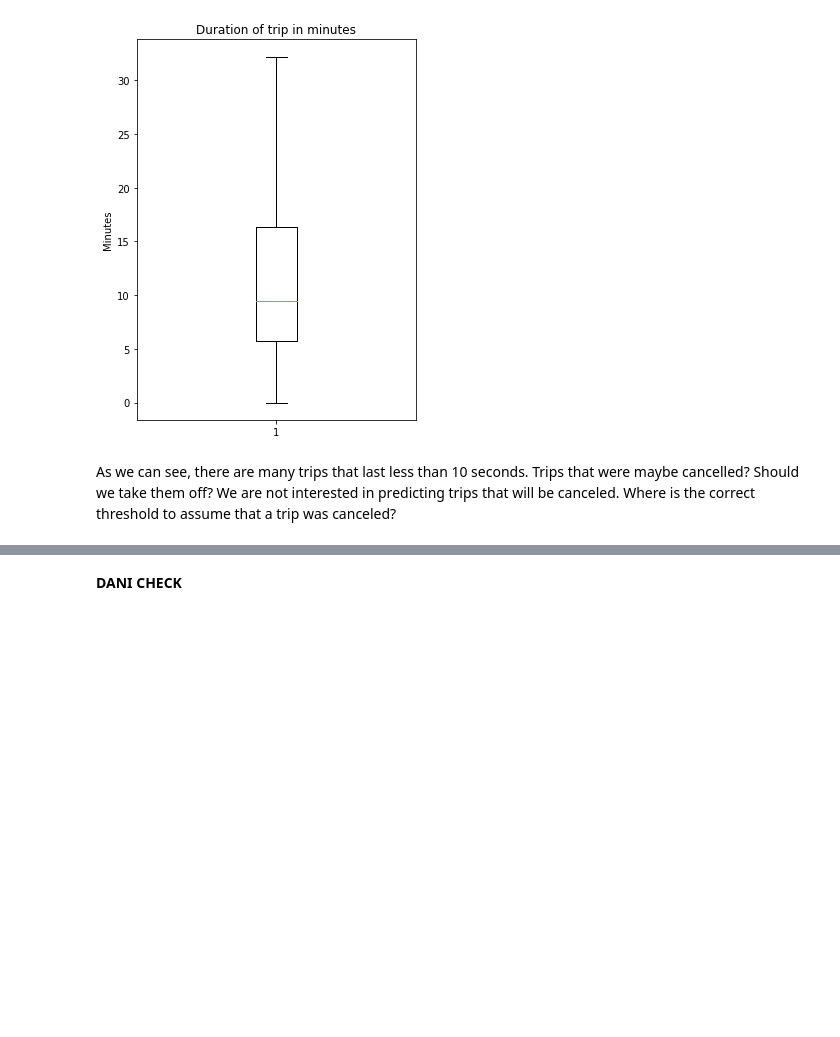
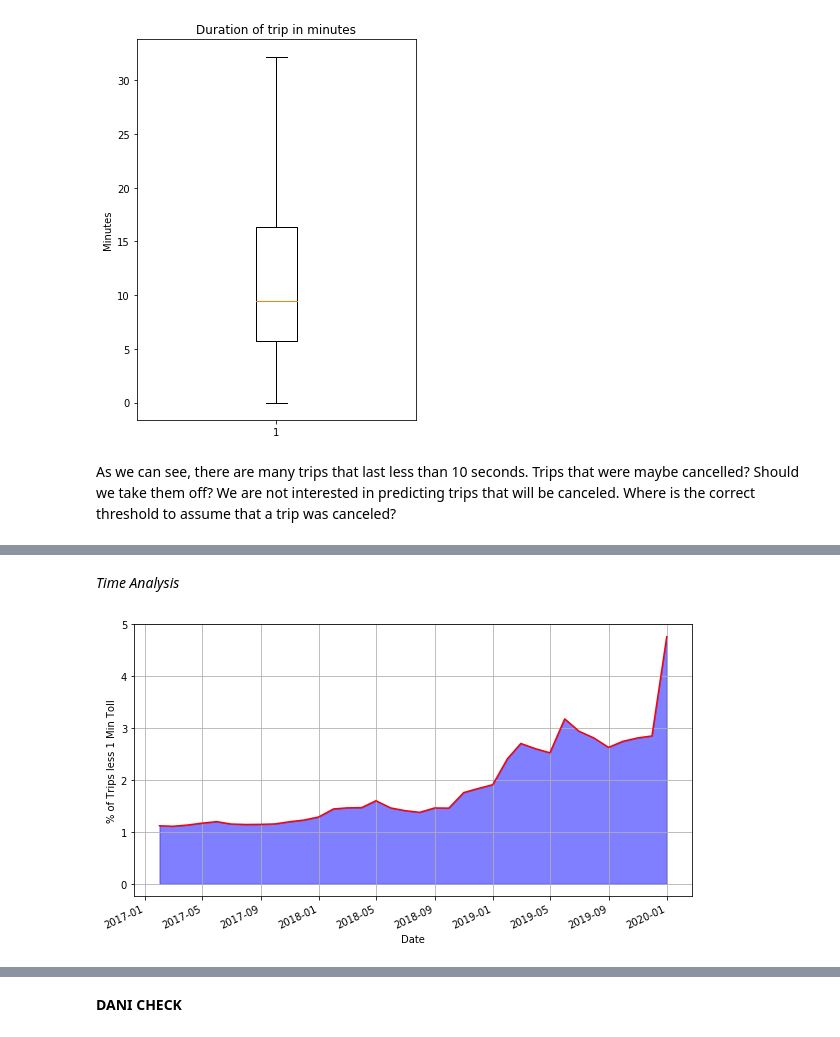
Before and after one commit to alexisgaziello/CSP_MATH_571_taxi_oracle, a Jupyter notebook: src/Taxis Analysis.ipynb, the cells around one changed output, grey strips where cells are left out. Drawn from its saved outputs; the diff is of its cells as text; code cells hidden in the pictures; blank space fills up the shorter version.

```diff
--- a/src/Taxis Analysis.ipynb
+++ b/src/Taxis Analysis.ipynb
@@ -369,0 +374,19 @@ As we can see, there are many trips that last less than 10 seconds. Trips that w
+# %%
+df_less1Min = df[df['trip_seconds'] < 60]
+# %% [markdown]
+*Time Analysis*
+# %%
+y = 100 * df_less1Min.groupby(pd.Grouper(freq='M')).size() / df.groupby(pd.Grouper(freq='M')).size()
+
+# Plot
+plt.figure(figsize=(10,5))
+plt.fill_between(y.index, y, color='blue', alpha=0.5)
+plt.plot(y, color='red')
+plt.grid()
+plt.xticks(rotation=25, ha='right')
+plt.xlabel('Date')
+plt.ylabel('% of Trips less 1 Min Toll')
+
+plt.show()
+# %% [output]
+[figure, added]
```
Also changed, not shown: parts of 25 cells of this notebook.
